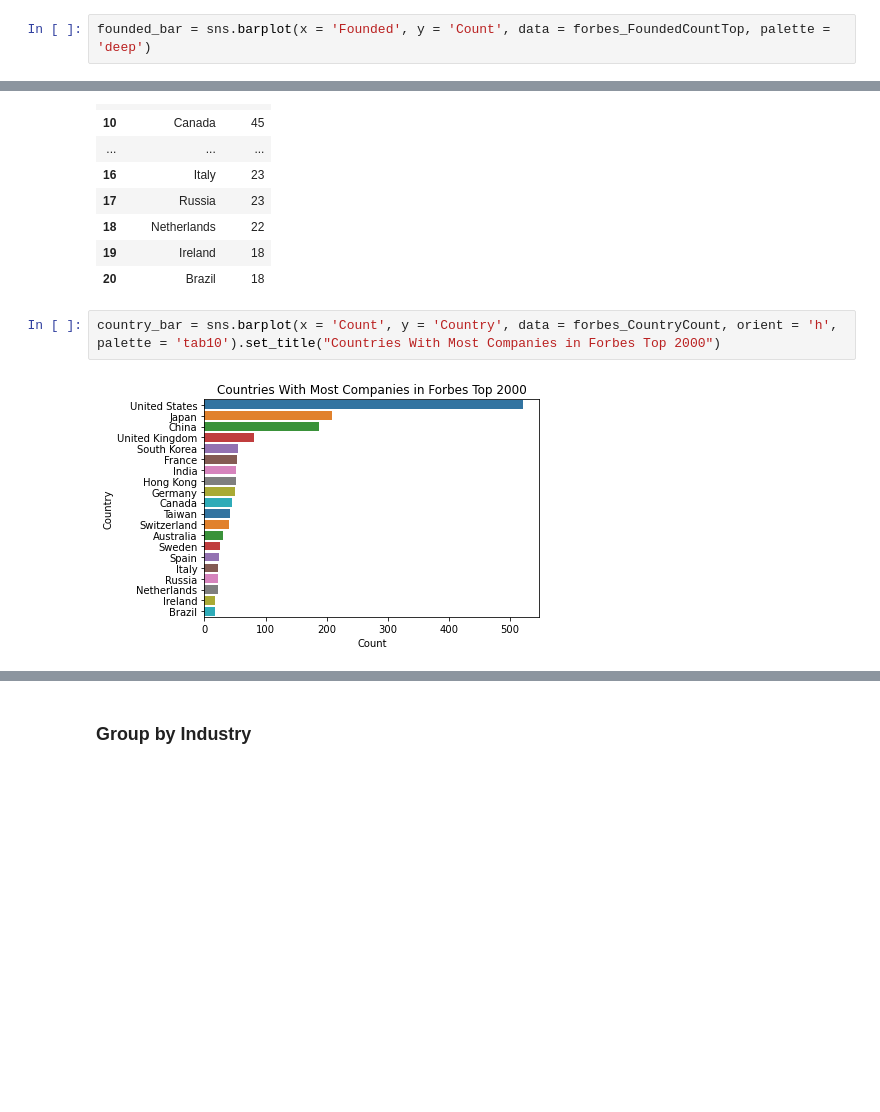
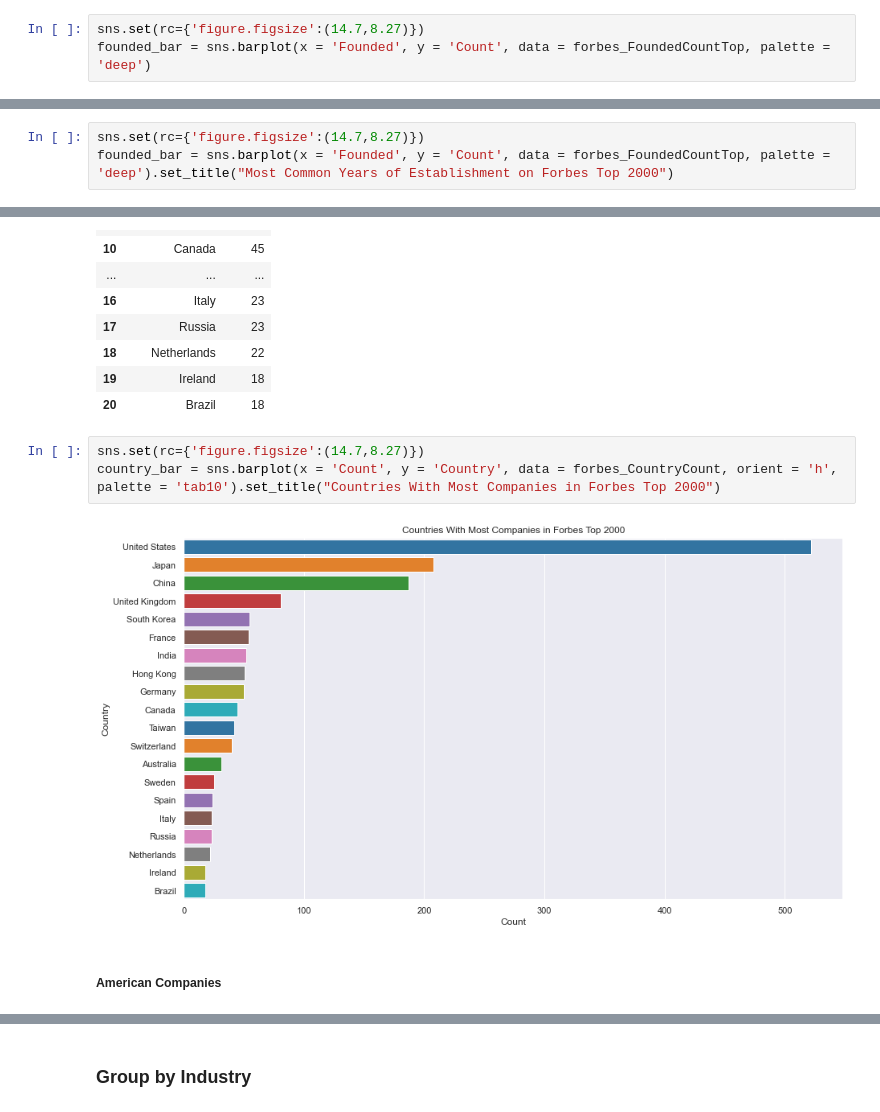
Before and after one commit to valfera/Forbes2000, a Jupyter notebook: Forbes2000Analysis.ipynb, the cells around one changed output, grey strips where cells are left out. Drawn from its saved outputs; the diff is of its cells as text; blank space fills up the shorter version.

```diff
--- a/Forbes2000Analysis.ipynb
+++ b/Forbes2000Analysis.ipynb
@@ -246,3 +243,4 @@ forbes_FoundedCountTop
 # %%
+sns.set(rc={'figure.figsize':(14.7,8.27)})
 founded_bar = sns.barplot(x = 'Founded', y = 'Count', data = forbes_FoundedCountTop, palette = 'deep')
 # %% [output]
@@ -249,0 +248,3 @@ founded_bar = sns.barplot(x = 'Founded', y = 'Count', data = forbes_FoundedCount
+# %%
+sns.set(rc={'figure.figsize':(14.7,8.27)})
+founded_bar = sns.barplot(x = 'Founded', y = 'Count', data = forbes_FoundedCountTop, palette = 'deep').set_title("Most Common Years of Establishment on Forbes Top 2000")
@@ -306,6 +309,9 @@ forbes_CountryCount
 | 19 | Ireland | 18 |
 | 20 | Brazil | 18 |
 # %%
+sns.set(rc={'figure.figsize':(14.7,8.27)})
 country_bar = sns.barplot(x = 'Count', y = 'Country', data = forbes_CountryCount, orient = 'h', palette = 'tab10').set_title("Countries With Most Companies in Forbes Top 2000")
 # %% [output]
-[figure, old version]
+[figure, new version]
+# %% [markdown]
+##### American Companies
```
Also changed, not shown: parts of 54 cells of this notebook.
